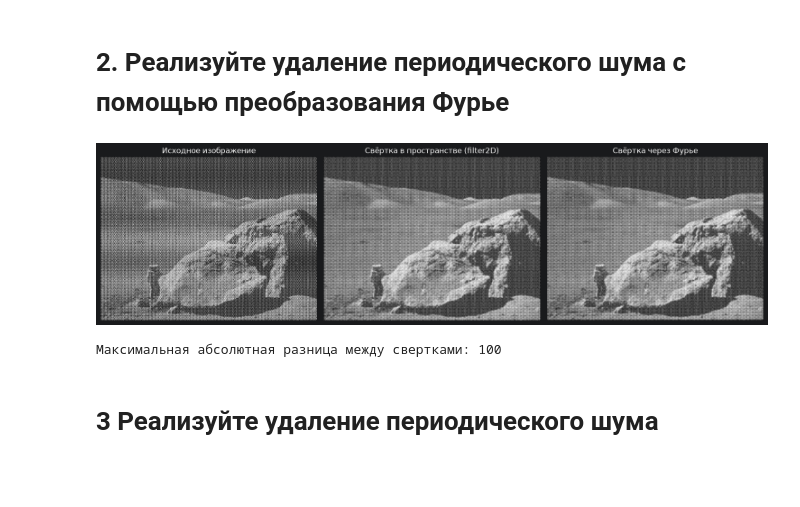
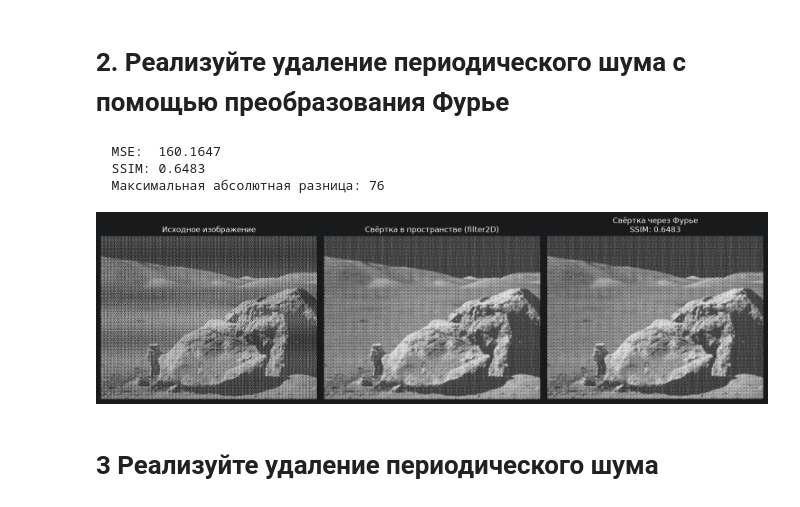
Before and after one commit to midicowbell/imageProcessing, a Jupyter notebook: lab5.ipynb, the cells around one changed output. Drawn from its saved outputs; the diff is of its cells as text; code cells hidden in the pictures; blank space fills up the shorter version.

```diff
--- a/lab5.ipynb
+++ b/lab5.ipynb
@@ -64,59 +111,59 @@ plt.show()
 # %% [markdown]
 # 2. Реализуйте удаление периодического шума с помощью преобразования Фурье
 # %%
-
 kernel_size = 5
 kernel = cv.getGaussianKernel(kernel_size, sigma=1.5)
 kernel = kernel * kernel.T
 
 spatial_conv = cv.filter2D(img, -1, kernel)
 
-rows, cols = img.shape
-
-kernel_padded = np.zeros((rows, cols), dtype=np.float32) # нулями дополнили для того чтобы совпал с filter2D
+kernel_padded = np.zeros((rows, cols), dtype=np.float32)
 k_h, k_w = kernel.shape
 kernel_padded[:k_h, :k_w] = kernel
-
 kernel_padded = np.roll(kernel_padded, -k_h // 2, axis=0)
 kernel_padded = np.roll(kernel_padded, -k_w // 2, axis=1)
 
 dft_img = cv.dft(np.float32(img), flags=cv.DFT_COMPLEX_OUTPUT)
 dft_kernel = cv.dft(kernel_padded, flags=cv.DFT_COMPLEX_OUTPUT)
 
 re = dft_img[:, :, 0] * dft_kernel[:, :, 0] - dft_img[:, :, 1] * dft_kernel[:, :, 1]
 im = dft_img[:, :, 0] * dft_kernel[:, :, 1] + dft_img[:, :, 1] * dft_kernel[:, :, 0]
 dft_conv = np.stack([re, im], axis=-1)
 
 fourier_conv = cv.idft(dft_conv)
-fourier_conv = fourier_conv[:, :, 0]
+fourier_conv = fourier_conv[:, :, 0] / (rows * cols)
+fourier_conv = np.clip(fourier_conv, 0, 255).astype(np.uint8)
 
-fourier_conv = cv.normalize(fourier_conv, None, 0, 255, cv.NORM_MINMAX).astype(np.uint8)
+mse_val = mean_squared_error(spatial_conv, fourier_conv)
+ssim_val = ssim(spatial_conv, fourier_conv, data_range=255)
+diff = cv.absdiff(spatial_conv, fourier_conv)
+
+print(f"  MSE:  {mse_val:.4f}")
+print(f"  SSIM: {ssim_val:.4f}")
+print(f"  Максимальная абсолютная разница: {np.max(diff)}")
 
 plt.figure(figsize=(15, 5))
-
 plt.subplot(1, 3, 1)
 plt.imshow(img, cmap='gray')
 plt.title('Исходное изображение')
 plt.axis('off')
 
 plt.subplot(1, 3, 2)
 plt.imshow(spatial_conv, cmap='gray')
 plt.title('Свёртка в пространстве (filter2D)')
 plt.axis('off')
 
 plt.subplot(1, 3, 3)
 plt.imshow(fourier_conv, cmap='gray')
-plt.title('Свёртка через Фурье')
+plt.title(f'Свёртка через Фурье\nSSIM: {ssim_val:.4f}')
 plt.axis('off')
-
 plt.tight_layout()
 plt.show()
-
-diff = cv.absdiff(spatial_conv, fourier_conv)
-print(f"Максимальная абсолютная разница между свертками: {np.max(diff)}")
 # %% [output]
+  MSE:  160.1647
+  SSIM: 0.6483
+  Максимальная абсолютная разница: 76
-[figure, old version]
+[figure, new version]
-Максимальная абсолютная разница между свертками: 100
 # %% [markdown]
 # 3 Реализуйте удаление периодического шума
 # %%
```
Also changed, not shown: parts of 4 cells of this notebook.
